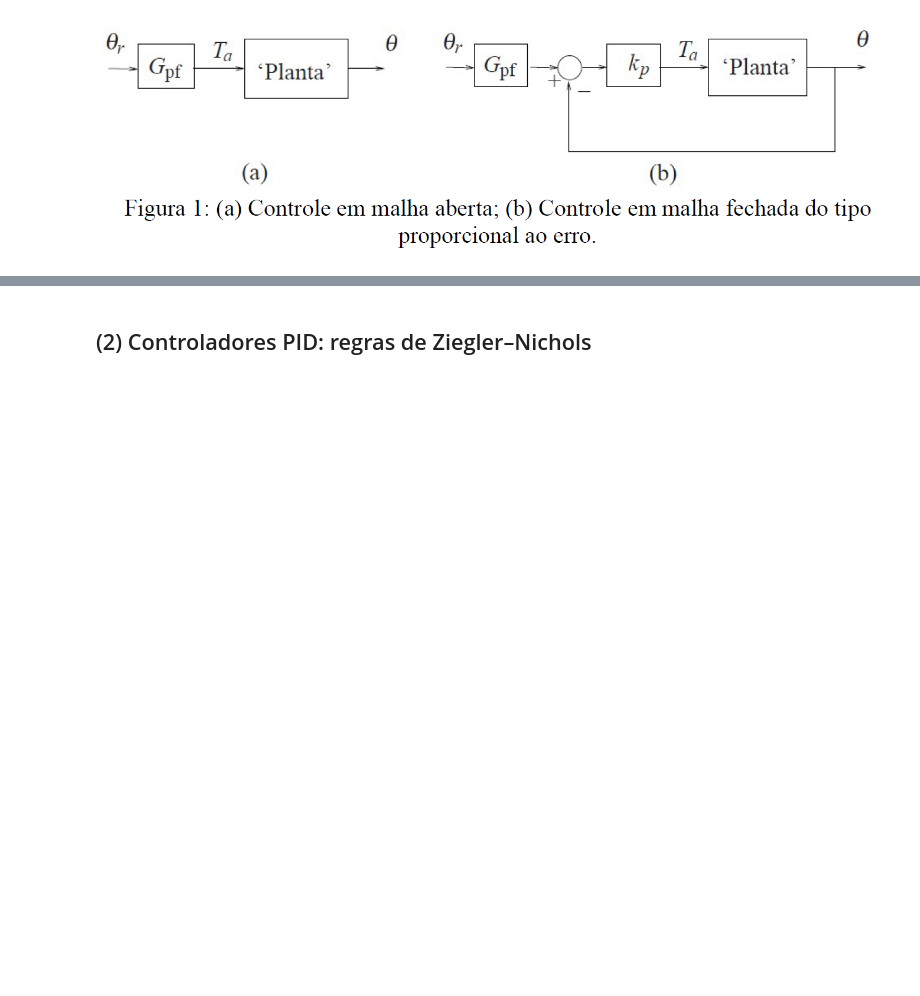
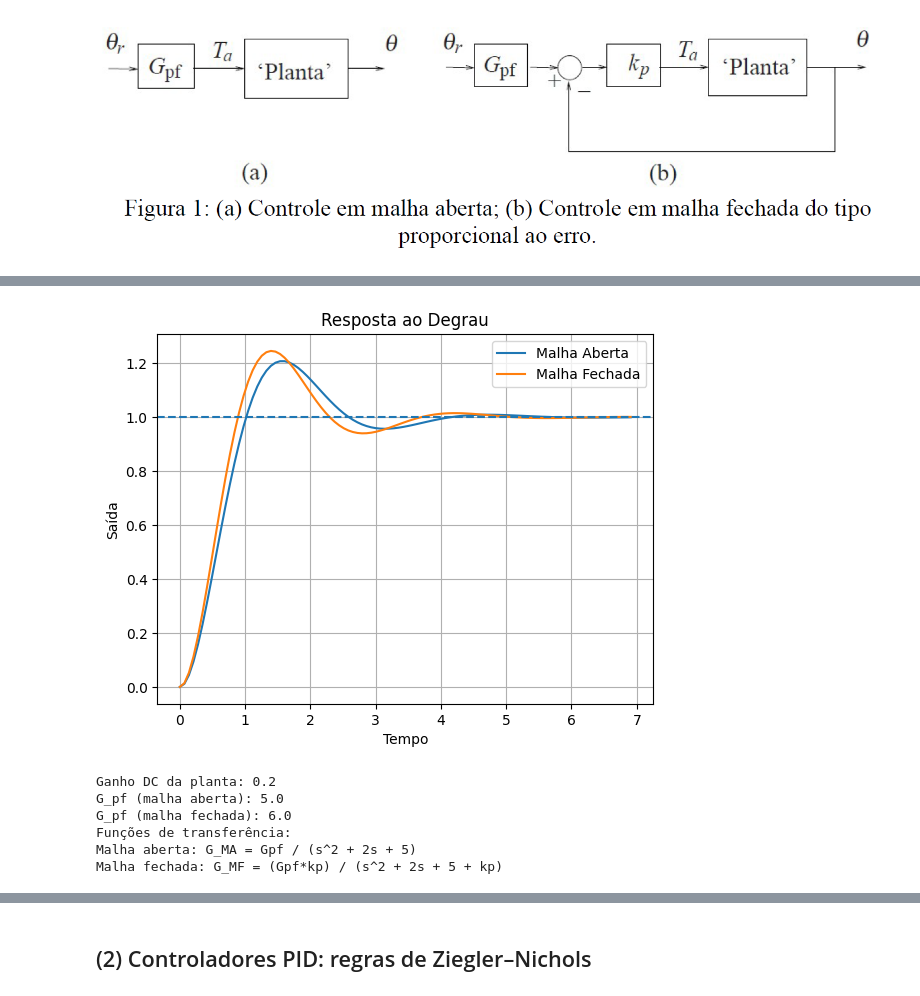
Before and after one commit to mwariene/EA722, a Jupyter notebook: EXP_2/roteiro_2.ipynb, the cells around one changed output, grey strips where cells are left out. Saved outputs shown, nothing was run; the diff lists cells and outputs as text; code cells hidden in the pictures; blank space fills up the shorter version.

```diff
--- a/EXP_2/roteiro_2.ipynb
+++ b/EXP_2/roteiro_2.ipynb
@@ -49,7 +61,4 @@ import matplotlib.pyplot as plt
 # %%
-# (a) Função de transferência de malha aberta
-# G(s) = 1 / (s^2 + 2s + 5)
-
 s = ctrl.TransferFunction.s
 G = 1 / (s**2 + 2*s + 5) # Função de transferência da planta
 
@@ -63,49 +72,46 @@ G_closed_loop = ctrl.feedback(kp * G, 1) # Malha fechada com realimentação uni
 # G_MF = (kp*G) / (1 + kp*G)
 
 
 # Pré-Filtro
 # Como desejamos erro nulo ao degrau, o ganho DC total deve ser 1
 
 # Em malha aberta
 dc_gain_open = ctrl.dcgain(G)
 Gpf_open = 1 / dc_gain_open     # G_pf = 1 / G(0)
+
+# GANHO DE MALHA ABERTA
 G_MA = Gpf_open * G     # Atualiza malha aberta com o valor correto
 
 # Em malha fechada
 dc_gain_closed = ctrl.dcgain(G_closed_loop)
 Gpf_closed = 1 / dc_gain_closed
 
+# GANHO DE MALHA FECHADA
 G_MF = Gpf_closed * G_closed_loop
 
-
-# Resposta ao degrau
+# Resposta ao degrau (domínio do tempo)
 t1, y1 = ctrl.step_response(G_MA)
 t2, y2 = ctrl.step_response(G_MF)
 
-# =========================
-# 6. Plot
-# =========================
-plt.figure()
+#############
 
 plt.plot(t1, y1, label="Malha Aberta")
 plt.plot(t2, y2, label="Malha Fechada")
-
 plt.axhline(1, linestyle='--')  # referência do degrau
-
 plt.xlabel("Tempo")
 plt.ylabel("Saída")
 plt.title("Resposta ao Degrau")
 plt.legend()
 plt.grid()
-
 plt.show()
-
-# =========================
-# 7. Prints úteis
-# =========================
-print("Ganho DC da planta:", dc_gain_open)
-print("Gpf (malha aberta):", Gpf_open)
-print("Gpf (malha fechada):", Gpf_closed)
+# %% [output]
+[figure, added]
+Ganho DC da planta: 0.2
+G_pf (malha aberta): 5.0
+G_pf (malha fechada): 6.0
+Funções de transferência:
+Malha aberta: G_MA = Gpf / (s^2 + 2s + 5)
+Malha fechada: G_MF = (Gpf*kp) / (s^2 + 2s + 5 + kp)
 # %%
 # @title Gráficos (c)
 
```
Also changed, not shown: parts of 2 cells of this notebook.
